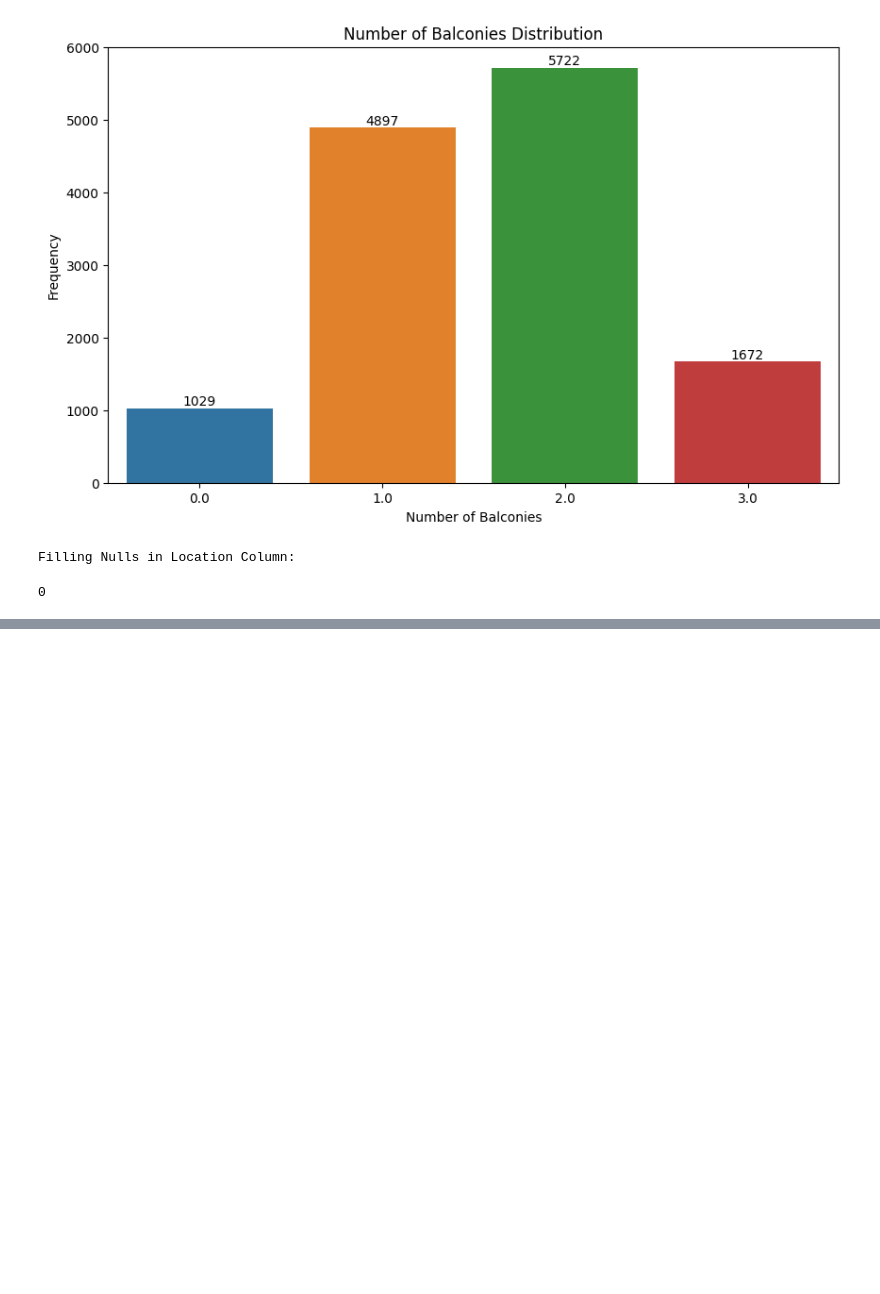
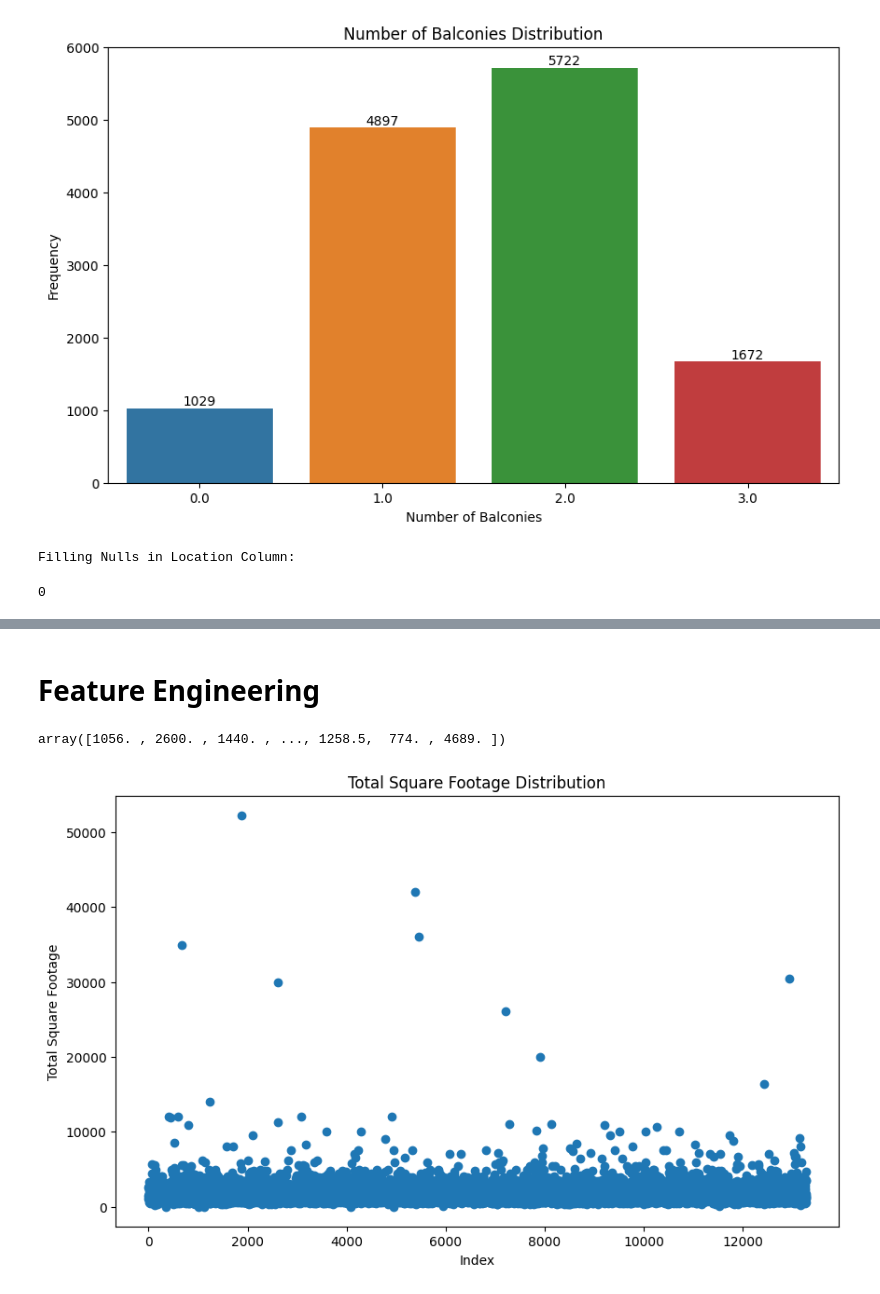
Before and after one commit to LCM-org/AML-3104-BHPP, a Jupyter notebook: main.ipynb, the cells around one changed output, grey strips where cells are left out. Cells and saved outputs as stored; diff of their text form; code cells hidden in the pictures; blank space fills up the shorter version.

Commit message:
Data Exploration and Feature Engineering

```diff
--- a/main.ipynb
+++ b/main.ipynb
@@ -354,0 +424,7 @@ Filling Nulls in Location Column:
+# %%
+# Replacing locations with 'other' if their frequency is less than 10
+house['location'] = house['location'].apply(lambda x: 'other' if x in location_less_10 else x)
+
+# Displaying the value counts after replacing locations with 'other'
+print("Replacing the Locations with 'Other' Tag if Their Frequency Is Less Than 10:")
+display(house['location'].value_counts())
@@ -354,0 +462,7 @@ Filling Nulls in Location Column:
+# %%
+# Dropping unnecessary columns: 'society', 'availability', 'area_type'
+house.drop(columns=['society', 'availability', 'area_type'], inplace=True)
+
+# Displaying information about the dataset after dropping columns
+print("Dropping Unnecessary Columns:")
+display(house.info())
@@ -354,0 +485,37 @@ Filling Nulls in Location Column:
+# %% [markdown]
+# Feature Engineering
+# %%
+# Replacing range values with the average between the two given range points
+def convert_sqft_to_num(x):
+    t = x.split('-')
+    if len(t) == 2:
+        return (float(t[0]) + float(t[1])) / 2
+    try:
+        return float(x)
+    except:
+        return None
+
+# Applying the conversion function to the 'total_sqft' column and dropping rows with NaN values
+house['total_sqft'] = house['total_sqft'].apply(convert_sqft_to_num)
+house = house.dropna()
+
+# Displaying unique values in the 'total_sqft' column after the conversion
+display(house['total_sqft'].unique())
+# %% [output]
+array([1056. , 2600. , 1440. , ..., 1258.5,  774. , 4689. ])
+# %%
+# Setting the figure size
+plt.figure(figsize=(10, 6))
+
+# Creating a scatter plot for the 'total_sqft' column
+plt.scatter(range(len(house["total_sqft"])), house["total_sqft"])
+
+# Adding axis labels and title
+plt.xlabel("Index")
+plt.ylabel("Total Square Footage")
+plt.title("Total Square Footage Distribution")
+
+# Displaying the plot
+plt.show()
+# %% [output]
+[figure, added]
```
Also changed, not shown: parts of 9 cells of this notebook.
